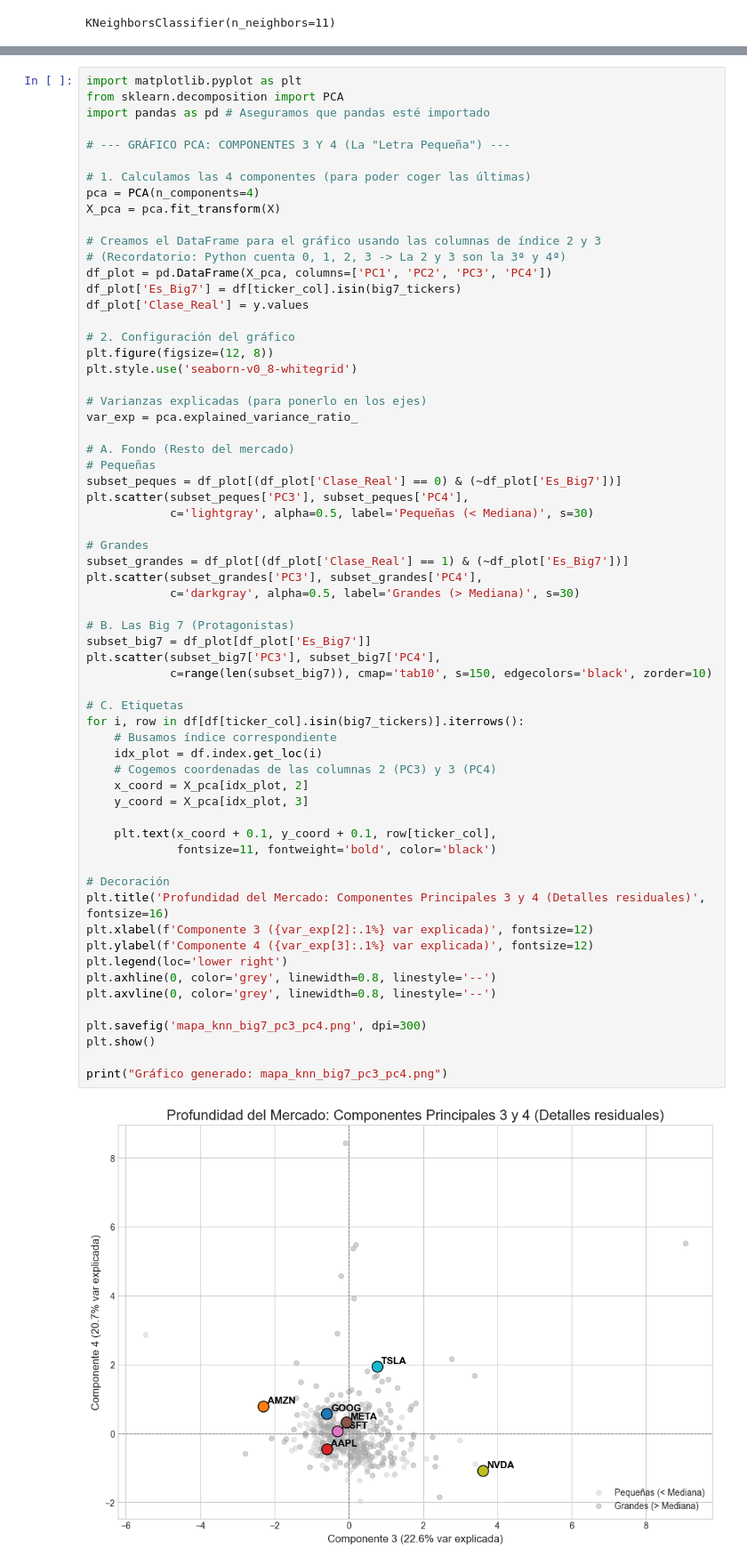
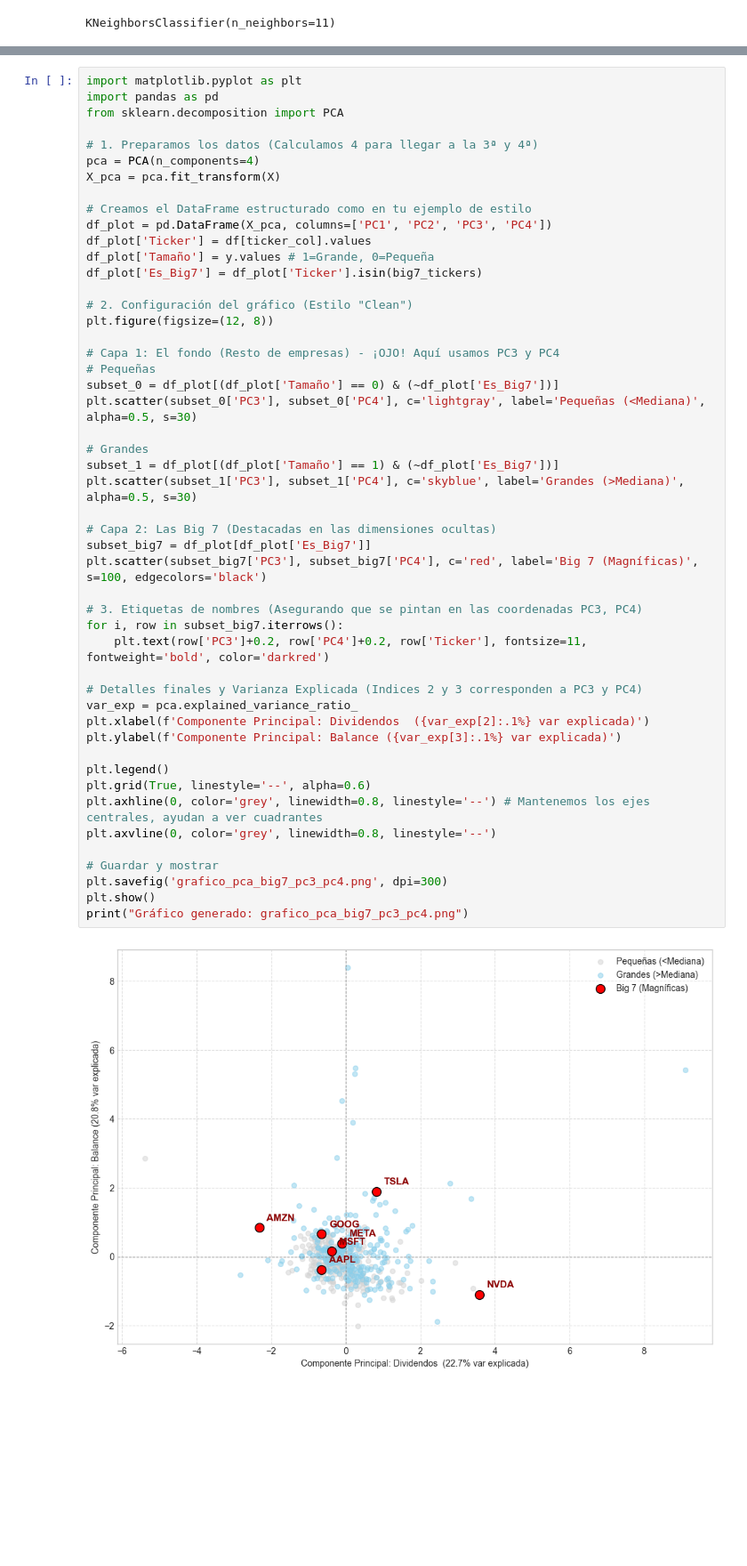
Before and after one commit to mfdezvicente/ucm, a Jupyter notebook: AMUL/m7.ipynb, the cells around one changed output, grey strips where cells are left out. Shown at 89% size. Saved outputs shown, nothing was run; the diff lists cells and outputs as text; blank space fills up the shorter version.

```diff
--- a/AMUL/m7.ipynb
+++ b/AMUL/m7.ipynb
@@ -175,66 +207,52 @@ print("Gráfico generado y guardado como 'grafico_pca_big7.png'")
 Gráfico generado y guardado como 'grafico_pca_big7.png'
 # %%
 import matplotlib.pyplot as plt
+import pandas as pd
 from sklearn.decomposition import PCA
-import pandas as pd # Aseguramos que pandas esté importado
 
-# --- GRÁFICO PCA: COMPONENTES 3 Y 4 (La "Letra Pequeña") ---
-
-# 1. Calculamos las 4 componentes (para poder coger las últimas)
+# 1. Preparamos los datos (Calculamos 4 para llegar a la 3ª y 4ª)
 pca = PCA(n_components=4)
 X_pca = pca.fit_transform(X)
 
-# Creamos el DataFrame para el gráfico usando las columnas de índice 2 y 3
-# (Recordatorio: Python cuenta 0, 1, 2, 3 -> La 2 y 3 son la 3ª y 4ª)
+# Creamos el DataFrame estructurado como en tu ejemplo de estilo
 df_plot = pd.DataFrame(X_pca, columns=['PC1', 'PC2', 'PC3', 'PC4'])
-df_plot['Es_Big7'] = df[ticker_col].isin(big7_tickers)
-df_plot['Clase_Real'] = y.values
+df_plot['Ticker'] = df[ticker_col].values
+df_plot['Tamaño'] = y.values # 1=Grande, 0=Pequeña
+df_plot['Es_Big7'] = df_plot['Ticker'].isin(big7_tickers)
 
-# 2. Configuración del gráfico
+# 2. Configuración del gráfico (Estilo "Clean")
 plt.figure(figsize=(12, 8))
-plt.style.use('seaborn-v0_8-whitegrid')
 
-# Varianzas explicadas (para ponerlo en los ejes)
-var_exp = pca.explained_variance_ratio_
-
-# A. Fondo (Resto del mercado)
+# Capa 1: El fondo (Resto de empresas) - ¡OJO! Aquí usamos PC3 y PC4
 # Pequeñas
-subset_peques = df_plot[(df_plot['Clase_Real'] == 0) & (~df_plot['Es_Big7'])]
-plt.scatter(subset_peques['PC3'], subset_peques['PC4'],
-            c='lightgray', alpha=0.5, label='Pequeñas (< Mediana)', s=30)
+subset_0 = df_plot[(df_plot['Tamaño'] == 0) & (~df_plot['Es_Big7'])]
+plt.scatter(subset_0['PC3'], subset_0['PC4'], c='lightgray', label='Pequeñas (<Mediana)', alpha=0.5, s=30)
 
 # Grandes
-subset_grandes = df_plot[(df_plot['Clase_Real'] == 1) & (~df_plot['Es_Big7'])]
-plt.scatter(subset_grandes['PC3'], subset_grandes['PC4'],
-            c='darkgray', alpha=0.5, label='Grandes (> Mediana)', s=30)
+subset_1 = df_plot[(df_plot['Tamaño'] == 1) & (~df_plot['Es_Big7'])]
+plt.scatter(subset_1['PC3'], subset_1['PC4'], c='skyblue', label='Grandes (>Mediana)', alpha=0.5, s=30)
 
-# B. Las Big 7 (Protagonistas)
+# Capa 2: Las Big 7 (Destacadas en las dimensiones ocultas)
 subset_big7 = df_plot[df_plot['Es_Big7']]
-plt.scatter(subset_big7['PC3'], subset_big7['PC4'],
-            c=range(len(subset_big7)), cmap='tab10', s=150, edgecolors='black', zorder=10)
+plt.scatter(subset_big7['PC3'], subset_big7['PC4'], c='red', label='Big 7 (Magníficas)', s=100, edgecolors='black')
 
-# C. Etiquetas
-for i, row in df[df[ticker_col].isin(big7_tickers)].iterrows():
-    # Busamos índice correspondiente
-    idx_plot = df.index.get_loc(i)
-    # Cogemos coordenadas de las columnas 2 (PC3) y 3 (PC4)
-    x_coord = X_pca[idx_plot, 2]
-    y_coord = X_pca[idx_plot, 3]
+# 3. Etiquetas de nombres (Asegurando que se pintan en las coordenadas PC3, PC4)
+for i, row in subset_big7.iterrows():
+    plt.text(row['PC3']+0.2, row['PC4']+0.2, row['Ticker'], fontsize=11, fontweight='bold', color='darkred')
 
-    plt.text(x_coord + 0.1, y_coord + 0.1, row[ticker_col],
-             fontsize=11, fontweight='bold', color='black')
+# Detalles finales y Varianza Explicada (Indices 2 y 3 corresponden a PC3 y PC4)
+var_exp = pca.explained_variance_ratio_
+plt.xlabel(f'Componente Principal: Dividendos  ({var_exp[2]:.1%} var explicada)')
+plt.ylabel(f'Componente Principal: Balance ({var_exp[3]:.1%} var explicada)')
 
-# Decoración
-plt.title('Profundidad del Mercado: Componentes Principales 3 y 4 (Detalles residuales)', fontsize=16)
-plt.xlabel(f'Componente 3 ({var_exp[2]:.1%} var explicada)', fontsize=12)
-plt.ylabel(f'Componente 4 ({var_exp[3]:.1%} var explicada)', fontsize=12)
-plt.legend(loc='lower right')
-plt.axhline(0, color='grey', linewidth=0.8, linestyle='--')
+plt.legend()
+plt.grid(True, linestyle='--', alpha=0.6)
+plt.axhline(0, color='grey', linewidth=0.8, linestyle='--') # Mantenemos los ejes centrales, ayudan a ver cuadrantes
 plt.axvline(0, color='grey', linewidth=0.8, linestyle='--')
 
-plt.savefig('mapa_knn_big7_pc3_pc4.png', dpi=300)
+# Guardar y mostrar
+plt.savefig('grafico_pca_big7_pc3_pc4.png', dpi=300)
 plt.show()
-
-print("Gráfico generado: mapa_knn_big7_pc3_pc4.png")
+print("Gráfico generado: grafico_pca_big7_pc3_pc4.png")
 # %% [output]
-[figure, old version]
+[figure, new version]
```
Also changed, not shown: parts of 4 cells of this notebook, 11 other files.
